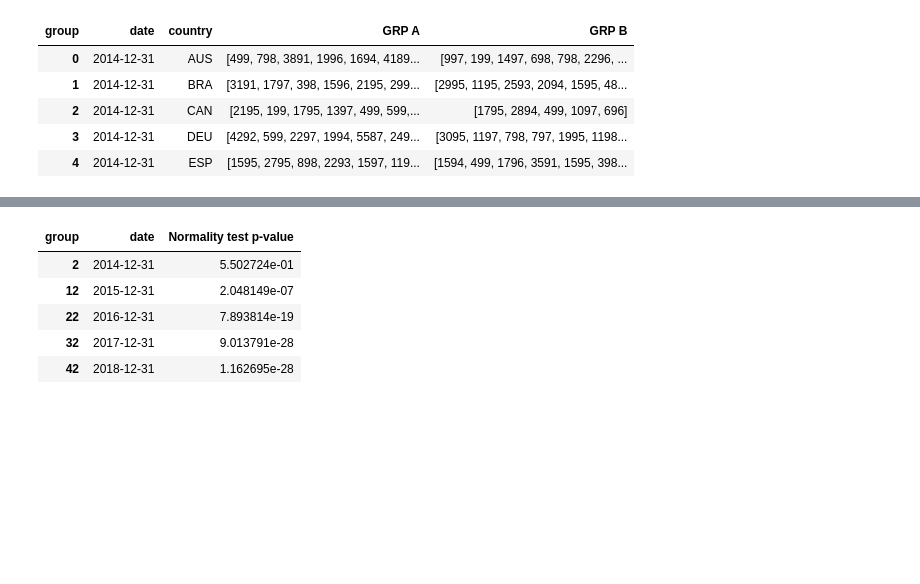
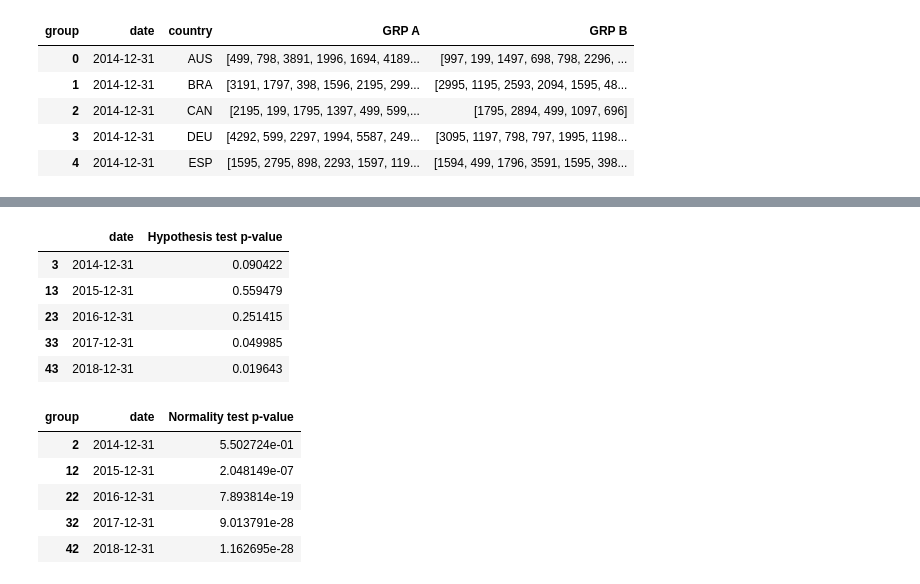
Before and after one commit to GustavoHBDuarte/AB_testing, a Jupyter notebook: A_B_testing.ipynb, the cells around one changed output, grey strips where cells are left out. Saved outputs shown, nothing was run; the diff lists cells and outputs as text; code cells hidden in the pictures; blank space fills up the shorter version.

```diff
--- a/A_B_testing.ipynb
+++ b/A_B_testing.ipynb
@@ -841,3 +877,12 @@ df_frequentist
+# %%
+df_frequentist.loc[df_frequentist['country']=='DEU', ['date', 'Hypothesis test p-value']]
+# %% [output]
+|  | date | Hypothesis test p-value |
+| 3 | 2014-12-31 | 0.090422 |
+| 13 | 2015-12-31 | 0.559479 |
+| 23 | 2016-12-31 | 0.251415 |
+| 33 | 2017-12-31 | 0.049985 |
+| 43 | 2018-12-31 | 0.019643 |
 # %%
 # EXEMPLO ILUSTRATIVO -> DADOS NORMAIS CONVERGINDO PARA NÃO NORMAIS COM O AUMENTO DO N
 
```
Also changed, not shown: parts of 11 cells of this notebook.
